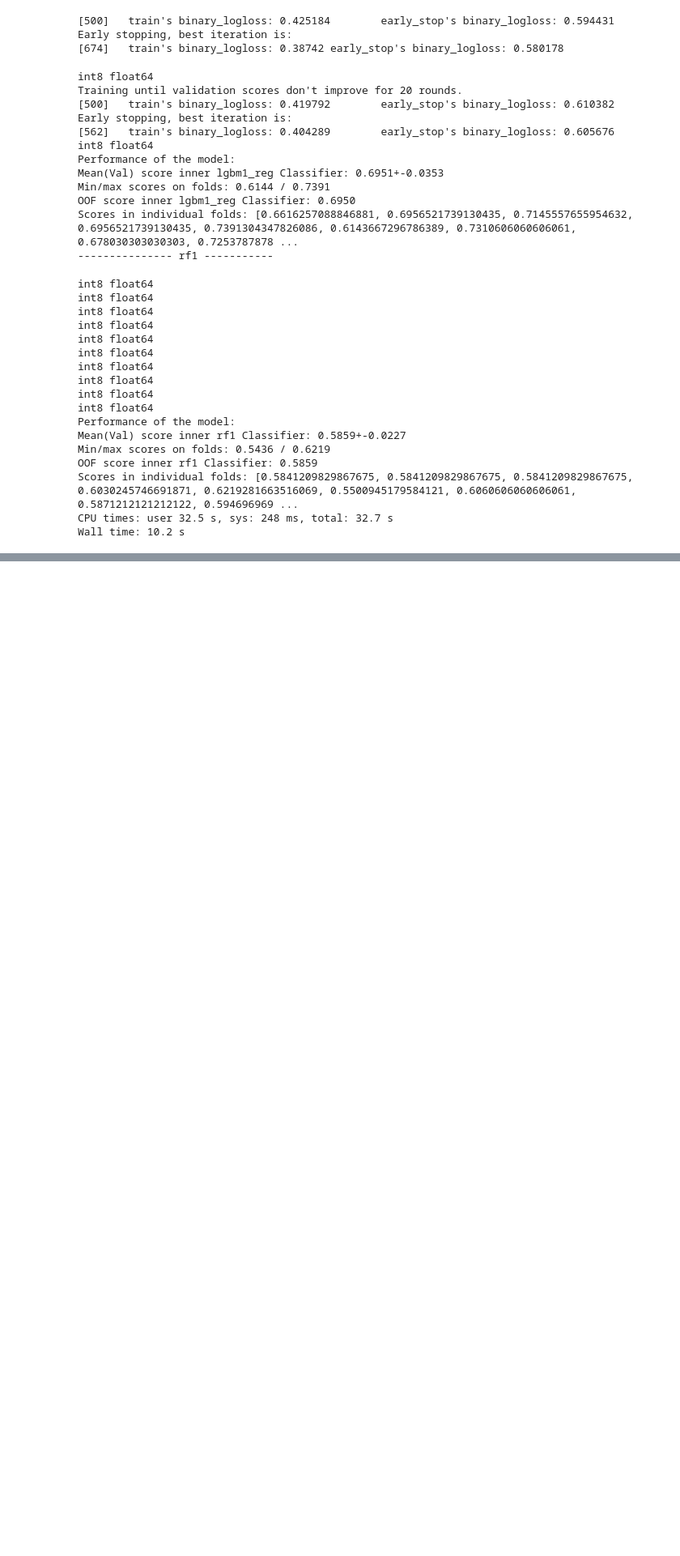
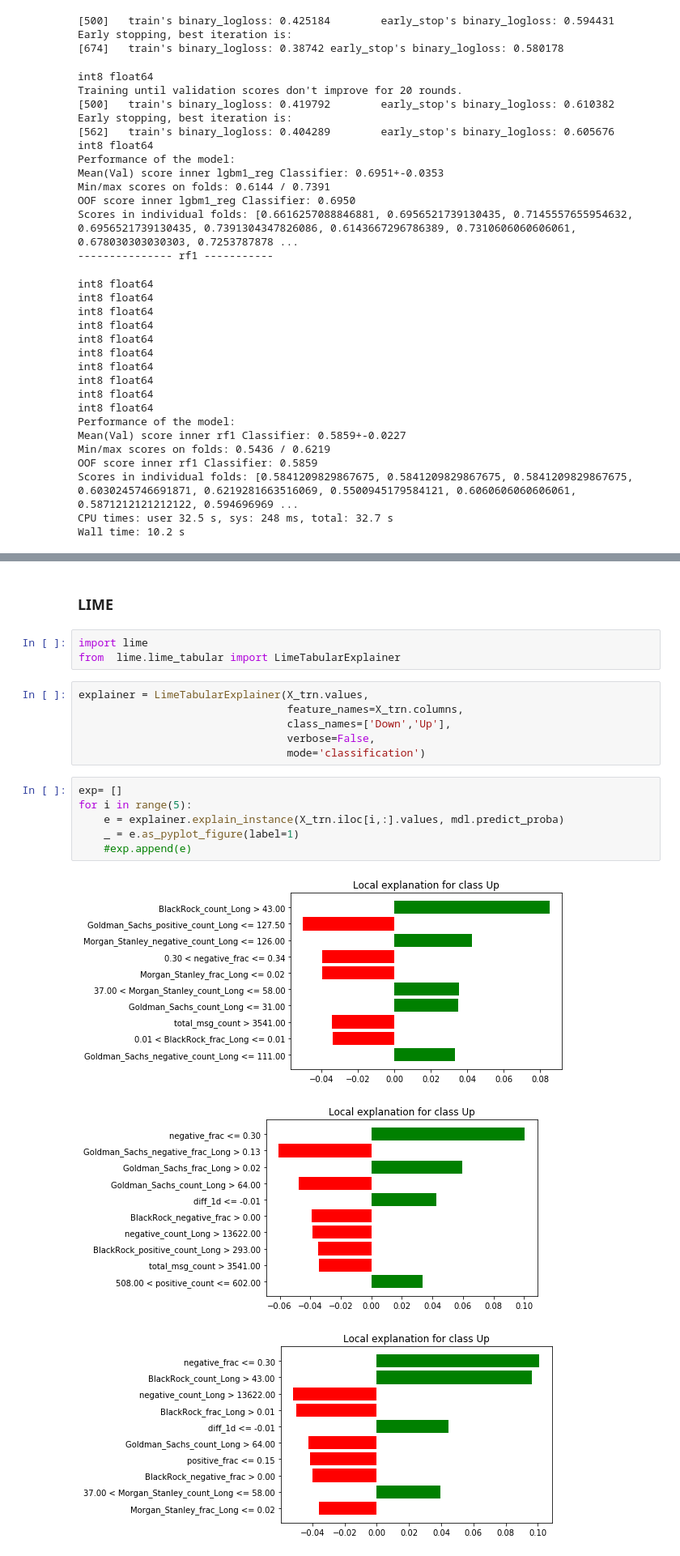
Before and after one commit to mlisovyi/dfine_hack2018, a Jupyter notebook: money_making_model.ipynb, the cells around one changed output, grey strips where cells are left out. Shown at 81% size. Cells and saved outputs as stored; diff of their text form; blank space fills up the shorter version.

```diff
--- a/money_making_model.ipynb
+++ b/money_making_model.ipynb
@@ -417,0 +480,21 @@ Wall time: 10.2 s
+# %% [markdown]
+### LIME
+# %%
+import lime
+from  lime.lime_tabular import LimeTabularExplainer
+# %%
+explainer = LimeTabularExplainer(X_trn.values,
+                                 feature_names=X_trn.columns,
+                                 class_names=['Down','Up'],
+                                 verbose=False,
+                                 mode='classification')
+# %%
+exp= []
+for i in range(5):
+    e = explainer.explain_instance(X_trn.iloc[i,:].values, mdl.predict_proba)
+    _ = e.as_pyplot_figure(label=1)
+    #exp.append(e)
+# %% [output]
+[figure, added]
+[figure, added]
+[figure, added]
```
Also changed, not shown: parts of 14 cells of this notebook.
